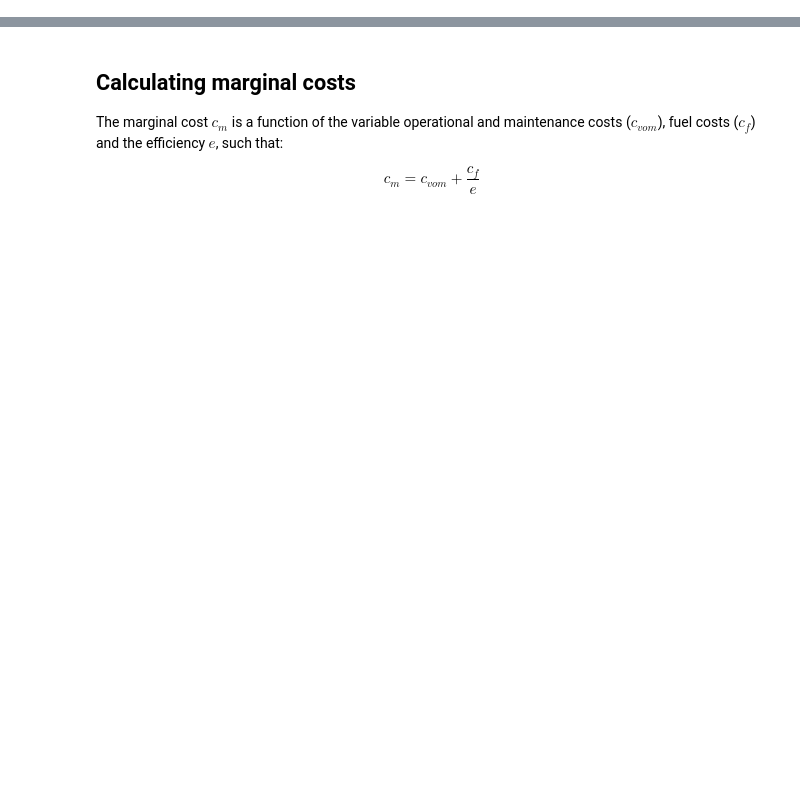
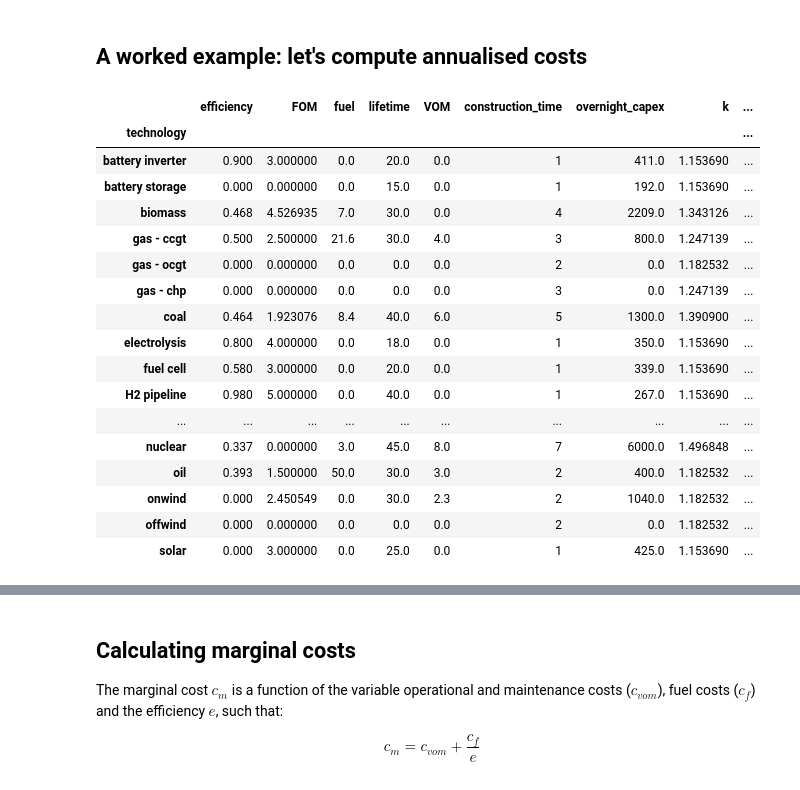
Before and after one commit to transition-zero/tza-google-cfe, a Jupyter notebook: notebooks/02_cost_model.ipynb, the cells around one changed output, grey strips where cells are left out. Saved outputs shown, nothing was run; the diff lists cells and outputs as text; code cells hidden in the pictures; blank space fills up the shorter version.

```diff
--- a/notebooks/02_cost_model.ipynb
+++ b/notebooks/02_cost_model.ipynb
@@ -33,0 +52,2 @@ $$
+# %% [markdown]
+## A worked example: let's compute annualised costs
@@ -33,0 +67,43 @@ $$
+# %%
+# let's calculate the capex
+
+y = list( range(1,len(costs.filter(regex='capital_spend').columns)+1) )
+
+# calculate construction finance factor (k) for each technology
+costs['k'] = (
+    costs
+    .apply(
+        lambda row: \
+            calculate_construction_finance_factor(
+                r = 0.1,
+                y = y,
+                c = row.filter(regex='capital_spend').to_list(),
+            ), axis=1
+    ).sum(axis=1)
+)
+
+# calculate capex
+(costs
+ .assign(capex = costs['overnight_capex'] * costs['k'])
+ #.drop( ['construction_time', 'k'], axis=1)
+ .drop( costs.filter(regex='capital_spend').columns, axis=1 )
+)
+# %% [output]
+|  | efficiency | FOM | fuel | lifetime | VOM | construction_time | overnight_capex | k | ... |
+| technology |  |  |  |  |  |  |  |  | ... |
+| battery inverter | 0.900 | 3.000000 | 0.0 | 20.0 | 0.0 | 1 | 411.0 | 1.153690 | ... |
+| battery storage | 0.000 | 0.000000 | 0.0 | 15.0 | 0.0 | 1 | 192.0 | 1.153690 | ... |
+| biomass | 0.468 | 4.526935 | 7.0 | 30.0 | 0.0 | 4 | 2209.0 | 1.343126 | ... |
+| gas - ccgt | 0.500 | 2.500000 | 21.6 | 30.0 | 4.0 | 3 | 800.0 | 1.247139 | ... |
+| gas - ocgt | 0.000 | 0.000000 | 0.0 | 0.0 | 0.0 | 2 | 0.0 | 1.182532 | ... |
+| gas - chp | 0.000 | 0.000000 | 0.0 | 0.0 | 0.0 | 3 | 0.0 | 1.247139 | ... |
+| coal | 0.464 | 1.923076 | 8.4 | 40.0 | 6.0 | 5 | 1300.0 | 1.390900 | ... |
+| electrolysis | 0.800 | 4.000000 | 0.0 | 18.0 | 0.0 | 1 | 350.0 | 1.153690 | ... |
+| fuel cell | 0.580 | 3.000000 | 0.0 | 20.0 | 0.0 | 1 | 339.0 | 1.153690 | ... |
+| H2 pipeline | 0.980 | 5.000000 | 0.0 | 40.0 | 0.0 | 1 | 267.0 | 1.153690 | ... |
+| ... | ... | ... | ... | ... | ... | ... | ... | ... | ... |
+| nuclear | 0.337 | 0.000000 | 3.0 | 45.0 | 8.0 | 7 | 6000.0 | 1.496848 | ... |
+| oil | 0.393 | 1.500000 | 50.0 | 30.0 | 3.0 | 2 | 400.0 | 1.182532 | ... |
+| onwind | 0.000 | 2.450549 | 0.0 | 30.0 | 2.3 | 2 | 1040.0 | 1.182532 | ... |
+| offwind | 0.000 | 0.000000 | 0.0 | 0.0 | 0.0 | 2 | 0.0 | 1.182532 | ... |
+| solar | 0.000 | 3.000000 | 0.0 | 25.0 | 0.0 | 1 | 425.0 | 1.153690 | ... |
```
Also changed, not shown: parts of 12 cells of this notebook, 1 other file.
